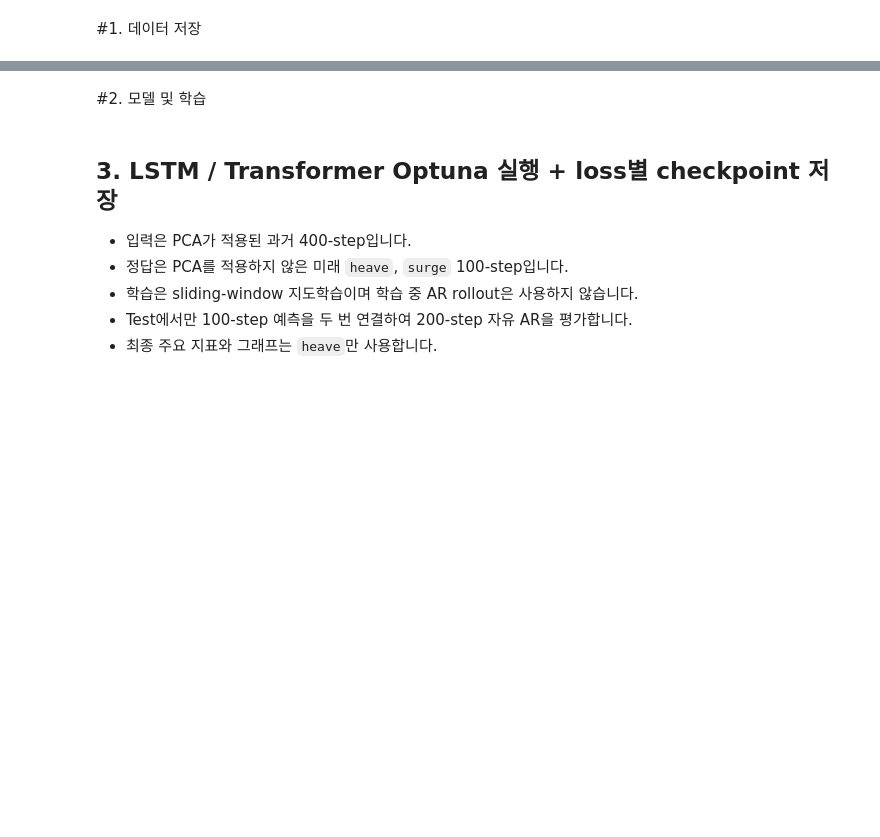
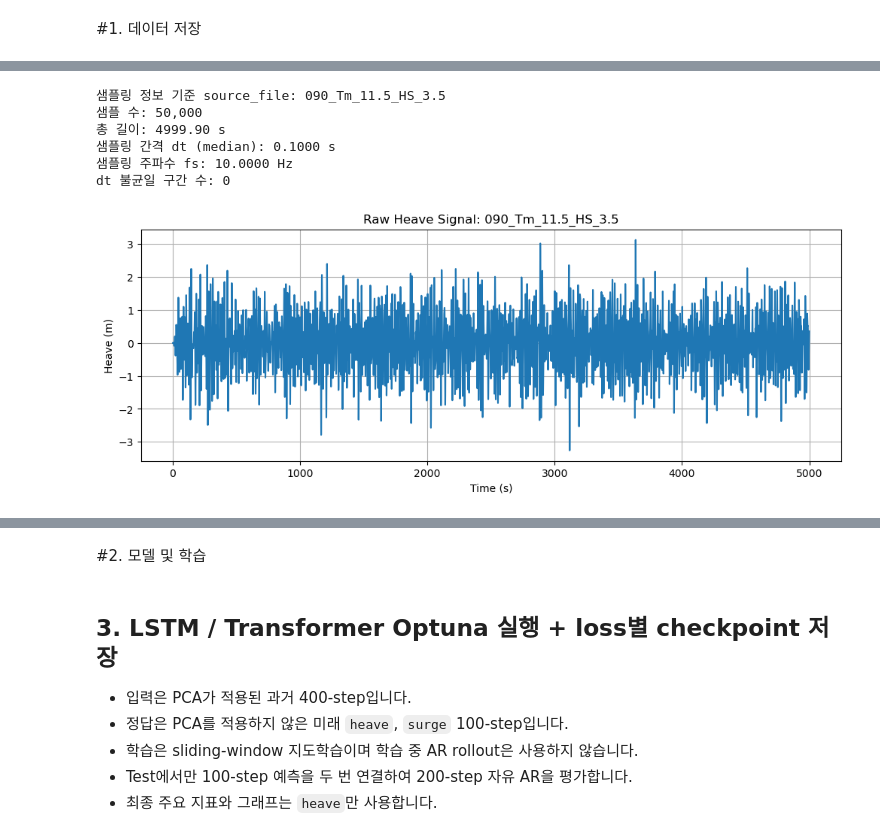
Before and after one commit to kimminkyung05/lab, a Jupyter notebook: lt_db.ipynb, the cells around one changed output, grey strips where cells are left out. Cells and saved outputs as stored; diff of their text form; code cells hidden in the pictures; blank space fills up the shorter version.

```diff
--- a/lt_db.ipynb
+++ b/lt_db.ipynb
@@ -214,3 +212,47 @@ print(f"샘플링 주파수 fs: {fs:.4f} Hz")
+# %%
+import numpy as np
+
+# source_file마다 시간이 0 부근에서 다시 시작하므로, 샘플링 정보는 파일 내부에서 계산합니다.
+first_source_file = df["source_file"].iloc[0]
+first_signal = (
+    df.loc[df["source_file"] == first_source_file]
+    .sort_values("time")
+    .reset_index(drop=True)
+)
+time = first_signal["time"].to_numpy(dtype=float)
+heave = first_signal["heave"].to_numpy(dtype=float)
+time_diffs = np.diff(time)
+positive_diffs = time_diffs[time_diffs > 0]
+
+if len(positive_diffs) == 0:
+    raise ValueError(f"{first_source_file}에서 양수 시간 간격을 찾지 못했습니다.")
+
+dt = float(np.median(positive_diffs))
+fs = 1.0 / dt
+non_uniform_count = int(np.count_nonzero(~np.isclose(positive_diffs, dt)))
+
+print("샘플링 정보 기준 source_file:", first_source_file)
+print(f"샘플 수: {len(heave):,}")
+print(f"총 길이: {time[-1] - time[0]:.2f} s")
+print(f"샘플링 간격 dt (median): {dt:.4f} s")
+print(f"샘플링 주파수 fs: {fs:.4f} Hz")
+print(f"dt 불균일 구간 수: {non_uniform_count:,}")
+
+plt.figure(figsize=(12, 4))
+plt.plot(time, heave)
+plt.xlabel("Time (s)")
+plt.ylabel("Heave (m)")
+plt.title(f"Raw Heave Signal: {first_source_file}")
+plt.grid(True)
+plt.show()
+# %% [output]
+샘플링 정보 기준 source_file: 090_Tm_11.5_HS_3.5
+샘플 수: 50,000
+총 길이: 4999.90 s
+샘플링 간격 dt (median): 0.1000 s
+샘플링 주파수 fs: 10.0000 Hz
+dt 불균일 구간 수: 0
+[figure, added]
 # %%
 import os
 import joblib
```
Also changed, not shown: parts of 6 cells of this notebook, 5 other files.
